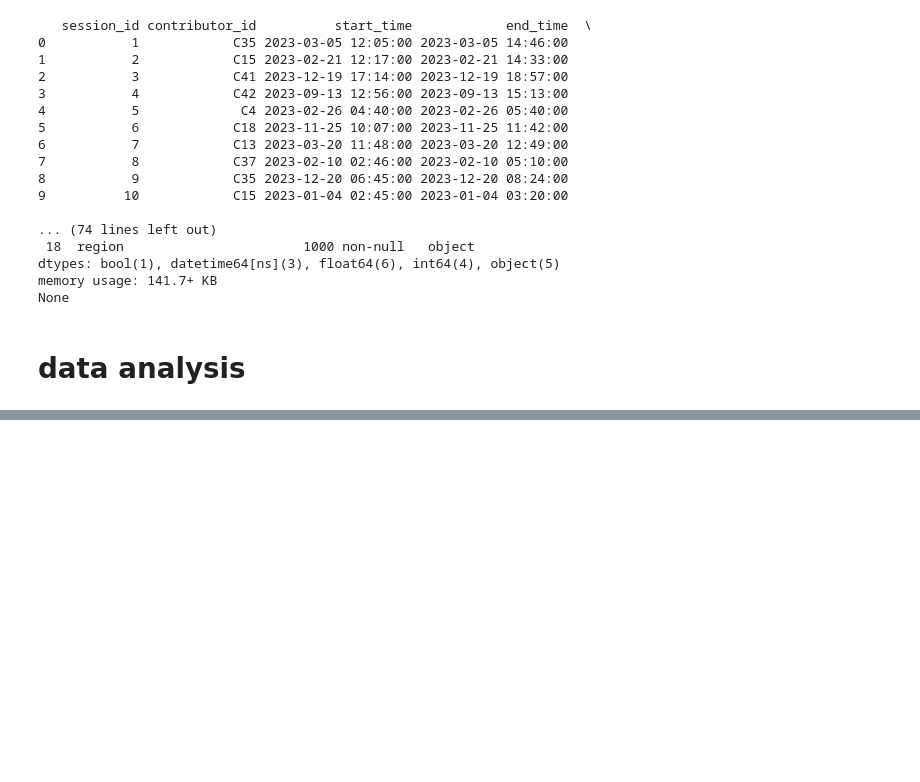
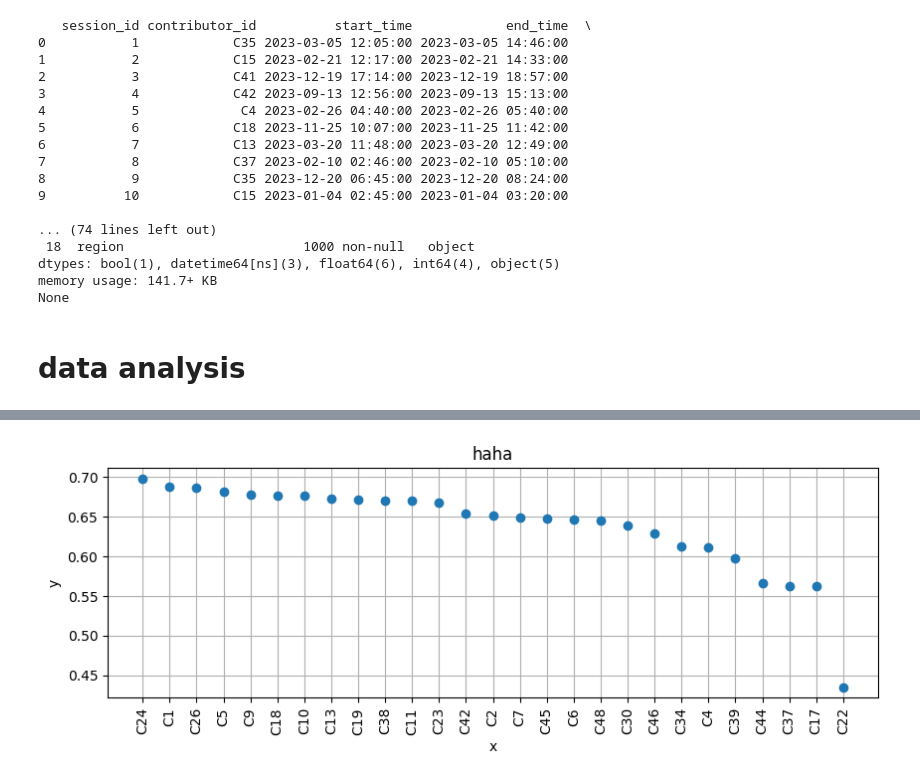
Before and after one commit to bayek10/data-analysis, a Jupyter notebook: AI_data_labeler_quality_analysis.ipynb, the cells around one changed output, grey strips where cells are left out. Drawn from its saved outputs; the diff is of its cells as text; code cells hidden in the pictures; blank space fills up the shorter version.

```diff
--- a/AI_data_labeler_quality_analysis.ipynb
+++ b/AI_data_labeler_quality_analysis.ipynb
@@ -24,7 +24,7 @@ def generate_contributor_data(num_sessions=500, num_contributors=30, seed=42):
     # We'll define some plausible category choices and distributions.
     contributors = [f"C{i+1}" for i in range(num_contributors)]
     region_choices = ["USA", "APAC", "EMEA", "LATAM"]
-    platform_choices = ["Platform A", "Platform B"]
+    platform_choices = ["Project A", "Project B", "Project C", "Project D"]
     difficulty_choices = ["easy", "medium", "hard"]
     task_type_choices = ["text_labeling", "image_bounding", "3d_point_cloud", "video_labeling"]
 
@@ -132,12 +132,12 @@ def generate_contributor_data(num_sessions=500, num_contributors=30, seed=42):
     df = pd.DataFrame(data)
     return df
 
-# Example usage: generate a dataset with 500 sessions and preview
-df_contributors = generate_contributor_data(num_sessions=1000, num_contributors=50, seed=42)
-print(df_contributors.head(10))
-print("\nDataFrame shape:", df_contributors.shape)
+# Example usage: generate a dataset with 1000 sessions and preview
+df = generate_contributor_data(num_sessions=1000, num_contributors=50, seed=42)
+print(df.head(10))
+print("\nDataFrame shape:", df.shape)
 print("\nColumn Info:")
-print(df_contributors.info())
+print(df.info())
 # %% [output]
    session_id contributor_id          start_time            end_time  \
 0           1            C35 2023-03-05 12:05:00 2023-03-05 14:46:00
@@ -158,8 +158,3 @@ memory usage: 141.7+ KB
 None
 # %% [markdown]
 # data analysis
-# %%
-df = df_contributors.copy()
-df.contributor_id.count()
-# df.describe()
-# df.head(10)
@@ -167,0 +179,32 @@ df.contributor_id.count()
+# %%
+threshold = 0.70
+start_time = pd.to_datetime('2023-10-01')
+
+recents = df[df['start_time'] > start_time]
+aggregated = recents.groupby('contributor_id')['benchmark_accuracy'].mean().sort_values(ascending=False)
+aggregated = aggregated[aggregated < threshold]
+
+plt.figure(figsize=(10, 3))
+# plt.bar(aggregated.index, aggregated.values)
+plt.xticks(rotation=90)
+# plt.subplots_adjust(right=2)
+plt.title("haha")
+plt.grid(True)
+plt.xlabel('x')
+plt.ylabel('y')
+
+plt.plot(aggregated, marker='o', linestyle='')
+
+
+# fig1, ax1 = plt.subplots()
+# ax1.plot([1, 2, 3], [4, 5, 6])
+# ax1.set_title('Figure 1')
+
+# # Create the second figure and axes
+# fig2, ax2 = plt.subplots()
+# ax2.plot([1, 2, 3], [4, 5, 6])
+# ax2.set_title('Figure 2')
+
+plt.show()
+# %% [output]
+[figure, added]
```
Also changed, not shown: parts of 4 cells of this notebook.
